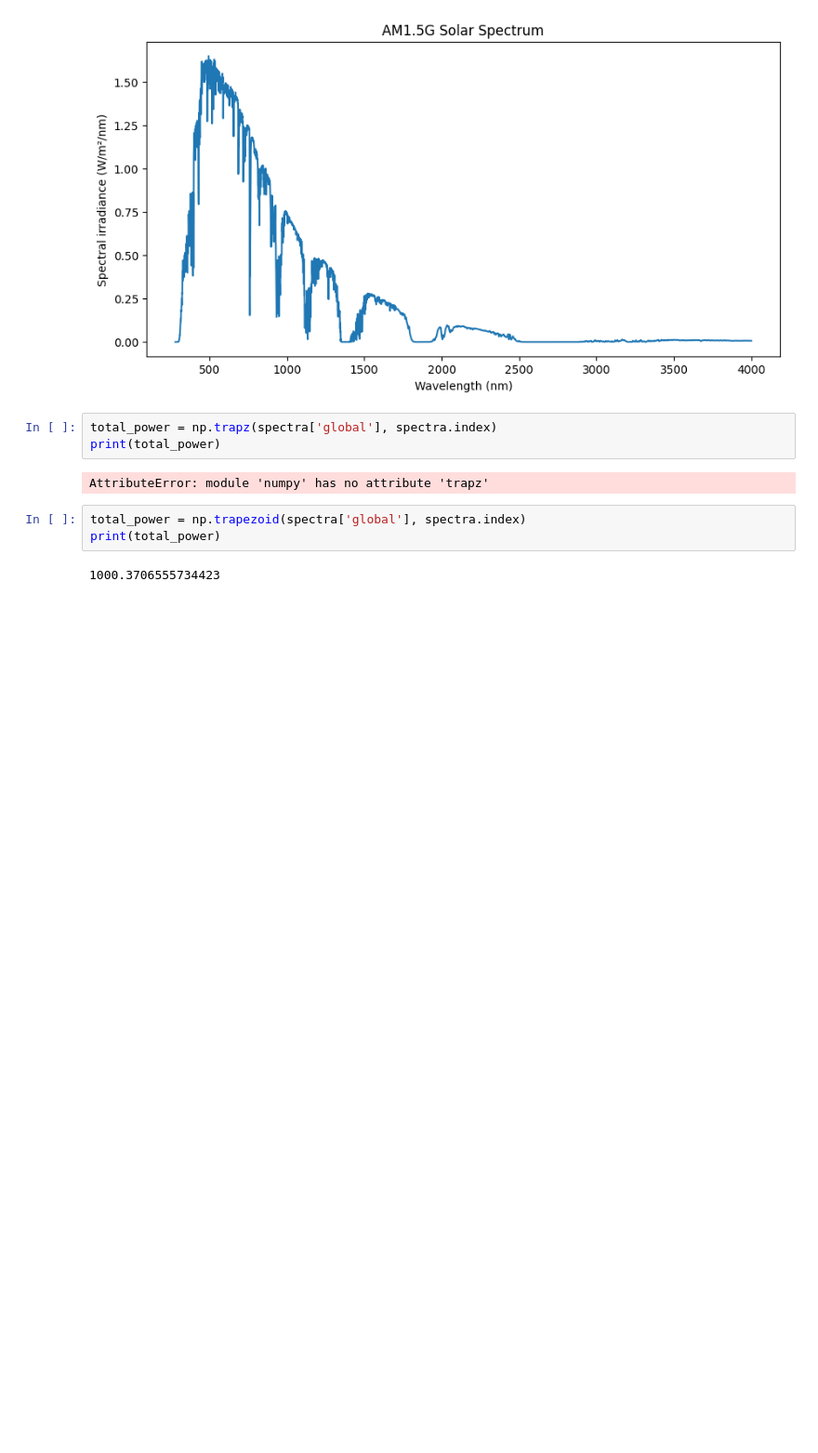
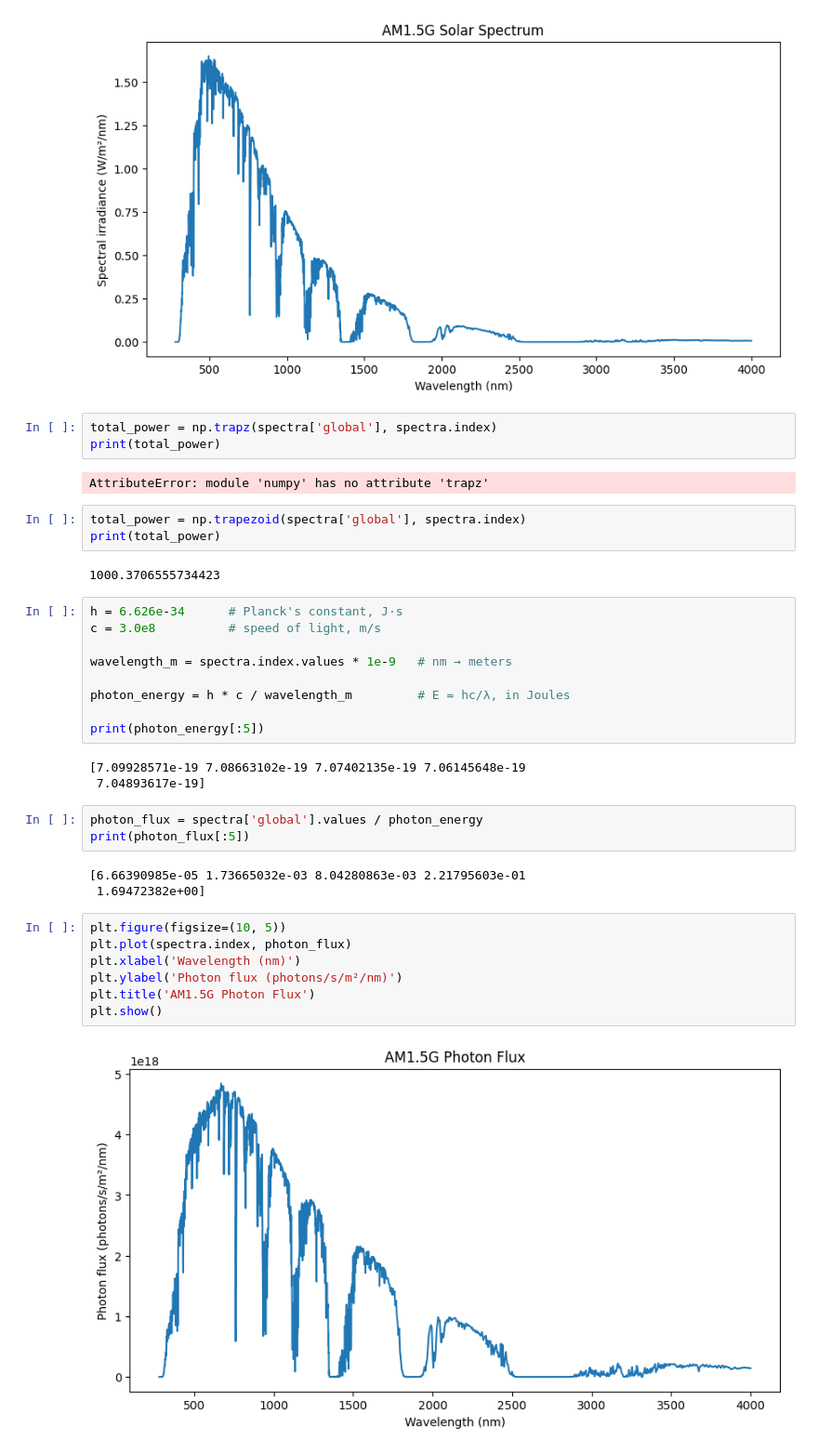
Before and after one commit to tdb3346-source/Perovskite-sq-audit1, a Jupyter notebook: sq_calculator.ipynb, the cells around one changed output. Shown at 93% size. Saved outputs shown, nothing was run; the diff lists cells and outputs as text; blank space fills up the shorter version.

Commit message:
Day 4: photon energy via E=hc/lambda, converted spectrum to photon flux, confirmed red-shifted peak

```diff
--- a/sq_calculator.ipynb
+++ b/sq_calculator.ipynb
@@ -37,3 +37,30 @@ total_power = np.trapezoid(spectra['global'], spectra.index)
 print(total_power)
 # %% [output]
 1000.3706555734423
+# %%
+h = 6.626e-34      # Planck's constant, J·s
+c = 3.0e8          # speed of light, m/s
+
+wavelength_m = spectra.index.values * 1e-9   # nm → meters
+
+photon_energy = h * c / wavelength_m         # E = hc/λ, in Joules
+
+print(photon_energy[:5])
+# %% [output]
+[7.09928571e-19 7.08663102e-19 7.07402135e-19 7.06145648e-19
+ 7.04893617e-19]
+# %%
+photon_flux = spectra['global'].values / photon_energy
+print(photon_flux[:5])
+# %% [output]
+[6.66390985e-05 1.73665032e-03 8.04280863e-03 2.21795603e-01
+ 1.69472382e+00]
+# %%
+plt.figure(figsize=(10, 5))
+plt.plot(spectra.index, photon_flux)
+plt.xlabel('Wavelength (nm)')
+plt.ylabel('Photon flux (photons/s/m²/nm)')
+plt.title('AM1.5G Photon Flux')
+plt.show()
+# %% [output]
+[figure, added]
```
